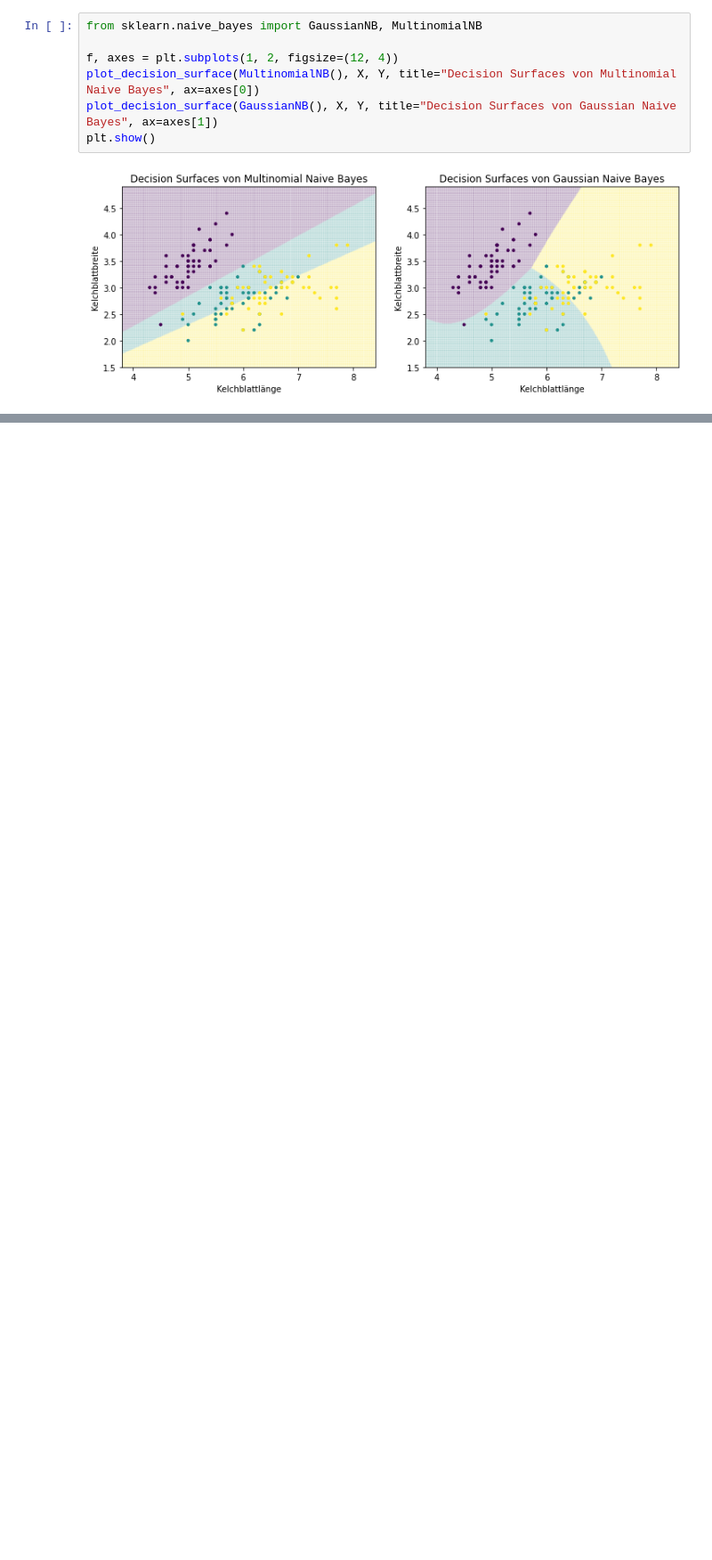
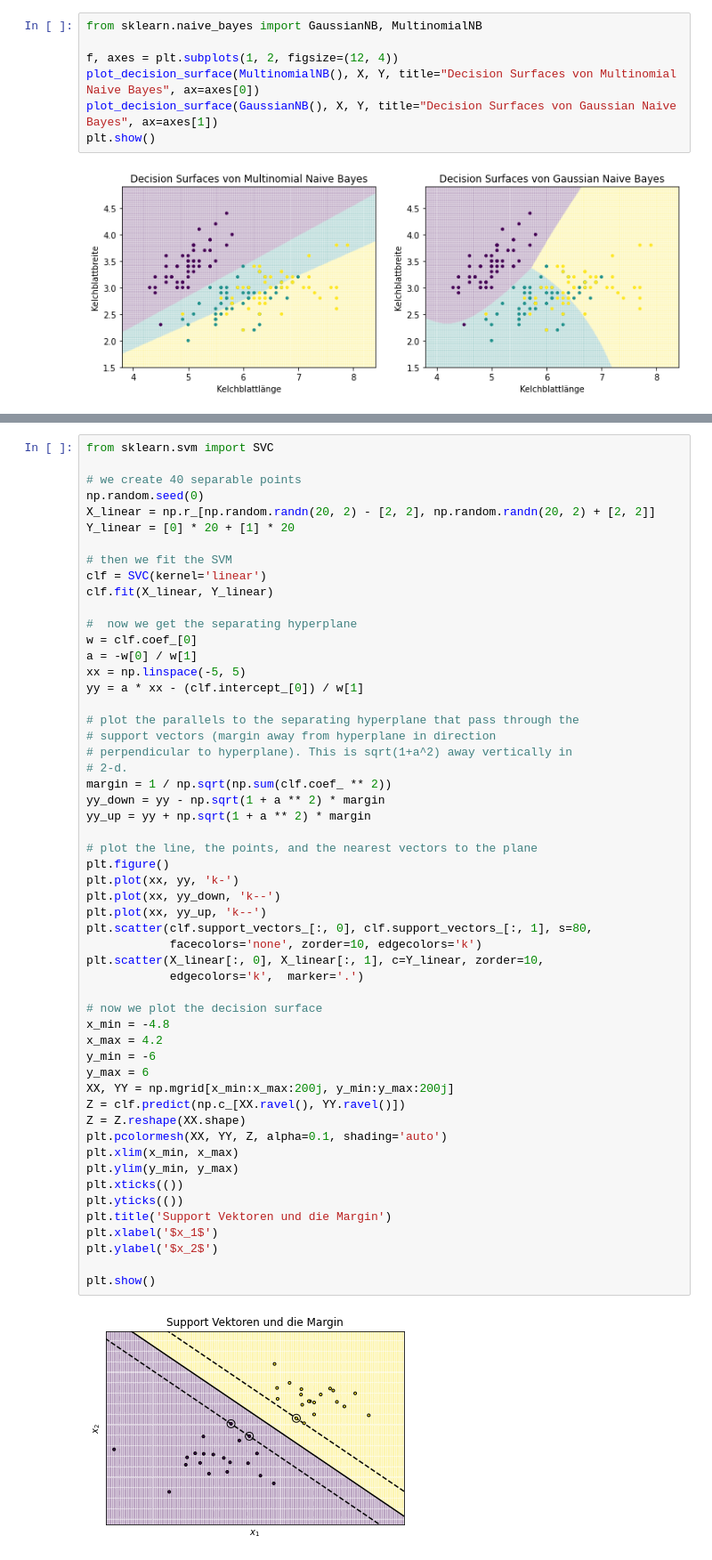
Before and after one commit to sherbold/data-science-crashkurs, a Jupyter notebook: content/chapters/kapitel_07.ipynb, the cells around one changed output, grey strips where cells are left out. Shown at 89% size. Drawn from its saved outputs; the diff is of its cells as text; blank space fills up the shorter version.

```diff
--- a/content/chapters/kapitel_07.ipynb
+++ b/content/chapters/kapitel_07.ipynb
@@ -652,0 +653,56 @@ Support Vector Machines (SVMs) are an approach based on the optimization of the
+# %%
+from sklearn.svm import SVC
+
+# we create 40 separable points
+np.random.seed(0)
+X_linear = np.r_[np.random.randn(20, 2) - [2, 2], np.random.randn(20, 2) + [2, 2]]
+Y_linear = [0] * 20 + [1] * 20
+
+# then we fit the SVM
+clf = SVC(kernel='linear')
+clf.fit(X_linear, Y_linear)
+
+#  now we get the separating hyperplane
+w = clf.coef_[0]
+a = -w[0] / w[1]
+xx = np.linspace(-5, 5)
+yy = a * xx - (clf.intercept_[0]) / w[1]
+
+# plot the parallels to the separating hyperplane that pass through the
+# support vectors (margin away from hyperplane in direction
+# perpendicular to hyperplane). This is sqrt(1+a^2) away vertically in
+# 2-d.
+margin = 1 / np.sqrt(np.sum(clf.coef_ ** 2))
+yy_down = yy - np.sqrt(1 + a ** 2) * margin
+yy_up = yy + np.sqrt(1 + a ** 2) * margin
+
+# plot the line, the points, and the nearest vectors to the plane
+plt.figure()
+plt.plot(xx, yy, 'k-')
+plt.plot(xx, yy_down, 'k--')
+plt.plot(xx, yy_up, 'k--')
+plt.scatter(clf.support_vectors_[:, 0], clf.support_vectors_[:, 1], s=80,
+            facecolors='none', zorder=10, edgecolors='k')
+plt.scatter(X_linear[:, 0], X_linear[:, 1], c=Y_linear, zorder=10,
+            edgecolors='k',  marker='.')
+
+# now we plot the decision surface
+x_min = -4.8
+x_max = 4.2
+y_min = -6
+y_max = 6
+XX, YY = np.mgrid[x_min:x_max:200j, y_min:y_max:200j]
+Z = clf.predict(np.c_[XX.ravel(), YY.ravel()])
+Z = Z.reshape(XX.shape)
+plt.pcolormesh(XX, YY, Z, alpha=0.1, shading='auto')
+plt.xlim(x_min, x_max)
+plt.ylim(y_min, y_max)
+plt.xticks(())
+plt.yticks(())
+plt.title('Support Vektoren und die Margin')
+plt.xlabel('$x_1$')
+plt.ylabel('$x_2$')
+
+plt.show()
+# %% [output]
+[figure, added]
```
Also changed, not shown: parts of 16 cells of this notebook.
